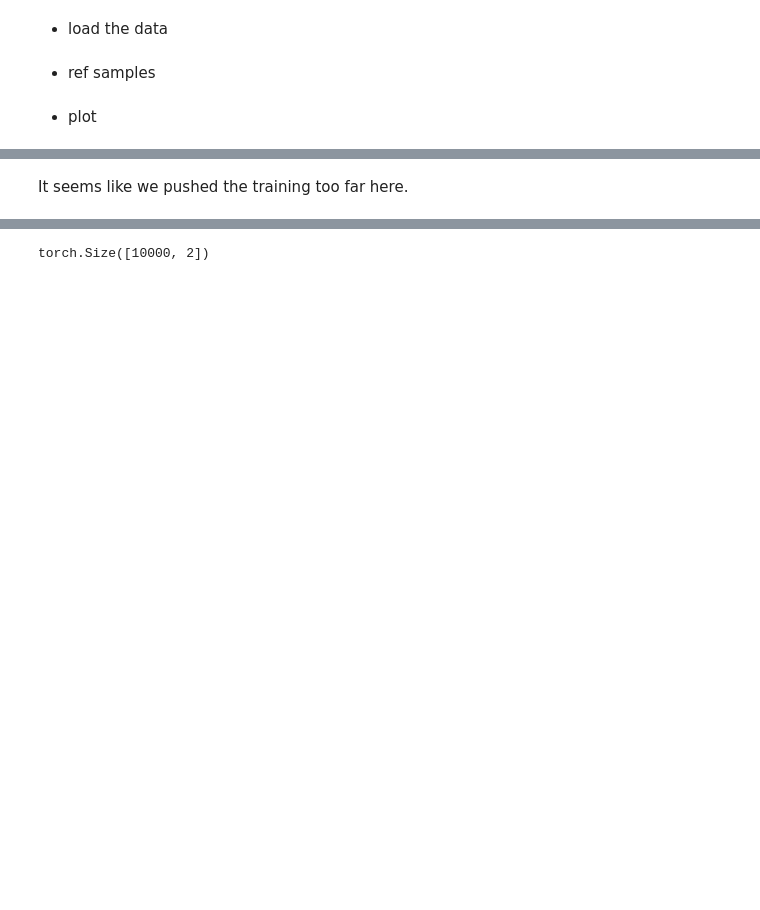
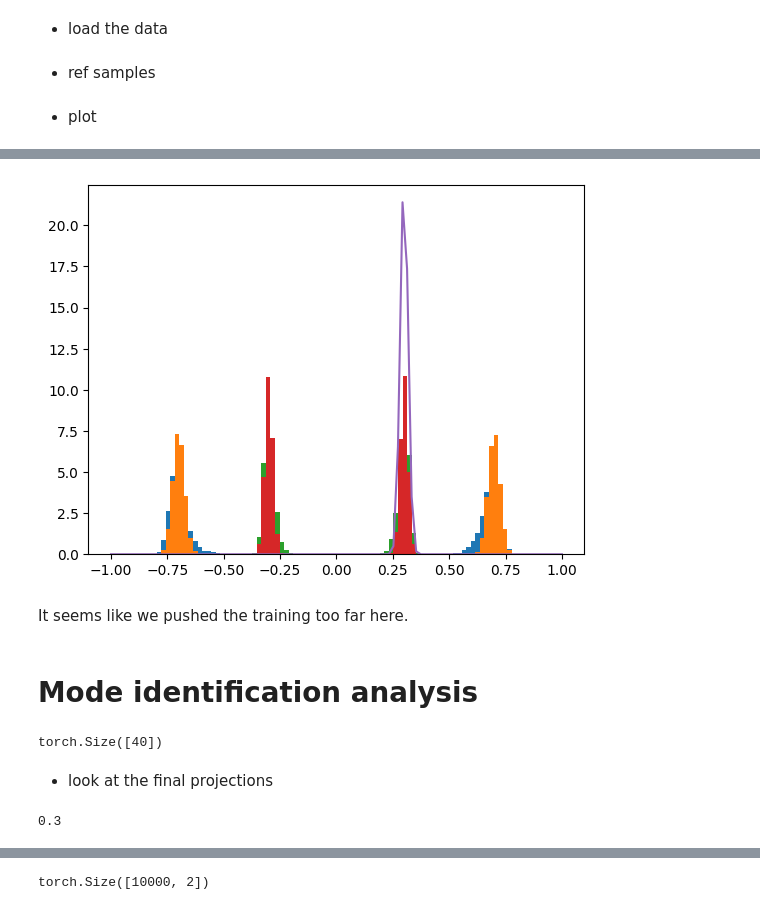
Before and after one commit to zweinalbereicht/flow-matching, a Jupyter notebook: notebooks/02-struct_learning_analysis.ipynb, the cells around one changed output, grey strips where cells are left out. Cells and saved outputs as stored; diff of their text form; code cells hidden in the pictures; blank space fills up the shorter version.

```diff
--- a/notebooks/02-struct_learning_analysis.ipynb
+++ b/notebooks/02-struct_learning_analysis.ipynb
@@ -71,2 +126,38 @@ for i in range(p1.shape[0]):
+# %%
+flow = Mlp(
+    dim = dim,
+    time_dim=1,
+    h=512
+)
+
+flow.load_state_dict(torch.load('/home/klinger/flow-matching/outputs/cfm/kappagmm_1024_0.3/ckpt.pth'))
+flow = flow.to(mus.device)
+# %%
+
+wrapped_model = TimeBroadcastWrapper(flow)
+sampled_data_ = sample_ode(
+flow=wrapped_model,
+dim=dim,
+num_samples=int(1e4), # hard code, sufficient for our needs,
+step_size=0.05
+# filename=f"ode_sampling_evolution_{args.dataset}.png",
+)
+# %%
+p1 = (sampled_data_ @ m1 / dim).cpu().numpy()
+p2 = (sampled_data_ @ m2 / dim).cpu().numpy()
+# %%
+xs = np.linspace(-1.0,1.0, 100)
+std = (1-kappa) ** 0.5 / ( dim) ** 0.5
+std = (kappa) ** 0.5 / ( dim) ** 0.5
+plt.hist(p1, bins=xs, density=True)
+plt.hist(r1, bins=xs, density=True)
+plt.hist(p2, bins=xs, density=True)
+plt.hist(r2, bins=xs, density=True)
+plt.plot(xs, np.exp(- (xs - (kappa))  ** 2 / (2 * std ** 2)) / (2 * np.pi * std ** 2) ** 0.5)
+plt.show()
+# %% [output]
+[figure, added]
 # %% [markdown]
 It seems like we pushed the training too far here.
+# %% [markdown]
+# Mode identification analysis
@@ -72,0 +180,10 @@ It seems like we pushed the training too far here.
+# %%
+data_dic['kappagmm_1024_0.0125']['times'].shape
+# %% [output]
+torch.Size([40])
+# %% [markdown]
+- look at the final projections
+# %%
+kappa
+# %% [output]
+0.3
```
Also changed, not shown: parts of 21 cells of this notebook, 1 other file.
